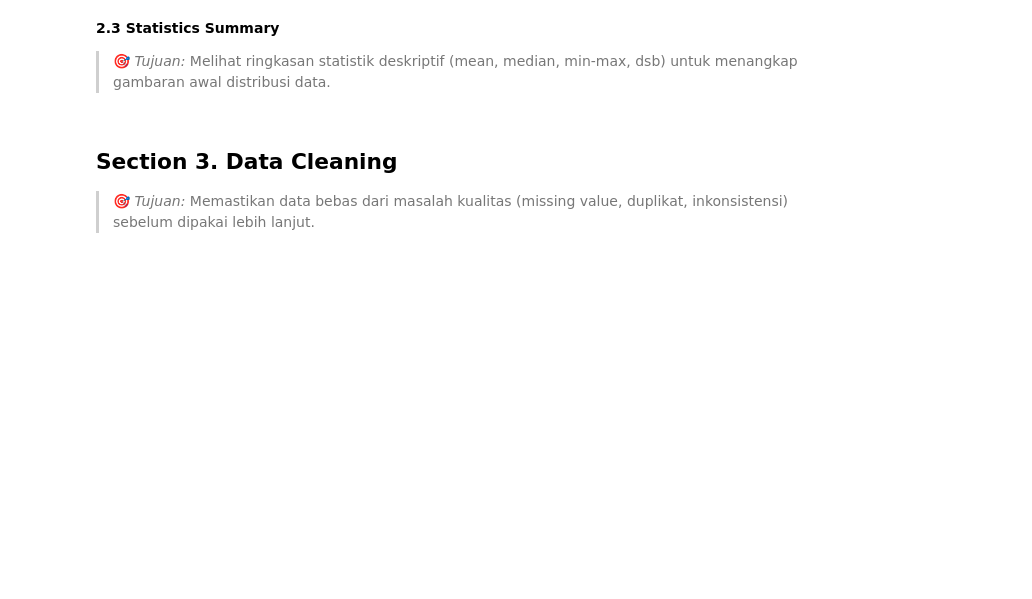
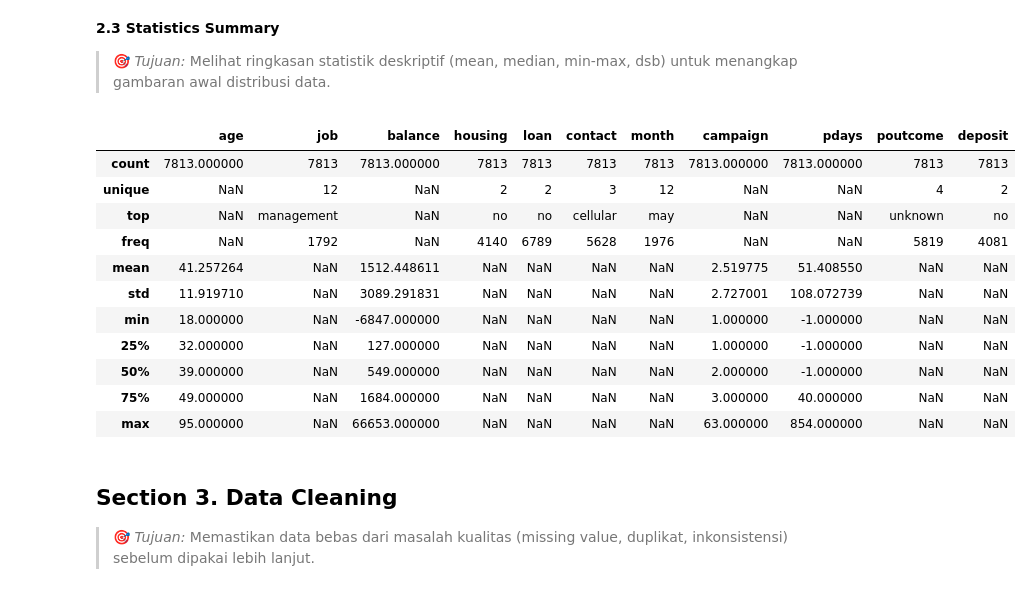
Before and after one commit to ElmarLeonard9/Bank_Marketing_Campaign_Analysis_-_ML, a Jupyter notebook: notebook/1.0-bdp-notebook.ipynb, the cells around one changed output. Saved outputs shown, nothing was run; the diff lists cells and outputs as text; code cells hidden in the pictures; blank space fills up the shorter version.

```diff
--- a/notebook/1.0-bdp-notebook.ipynb
+++ b/notebook/1.0-bdp-notebook.ipynb
@@ -87,7 +116,20 @@ Sales tim : Melakukan komunikasi langsung kepada calon nasabah
 
 > 🎯 *Tujuan:* Melihat ringkasan statistik deskriptif (mean, median, min-max, dsb) untuk menangkap gambaran awal distribusi data.
 # %%
-# df.describe(include='all')
+df.describe(include='all')
+# %% [output]
+|  | age | job | balance | housing | loan | contact | month | campaign | pdays | poutcome | deposit |
+| count | 7813.000000 | 7813 | 7813.000000 | 7813 | 7813 | 7813 | 7813 | 7813.000000 | 7813.000000 | 7813 | 7813 |
+| unique | NaN | 12 | NaN | 2 | 2 | 3 | 12 | NaN | NaN | 4 | 2 |
+| top | NaN | management | NaN | no | no | cellular | may | NaN | NaN | unknown | no |
+| freq | NaN | 1792 | NaN | 4140 | 6789 | 5628 | 1976 | NaN | NaN | 5819 | 4081 |
+| mean | 41.257264 | NaN | 1512.448611 | NaN | NaN | NaN | NaN | 2.519775 | 51.408550 | NaN | NaN |
+| std | 11.919710 | NaN | 3089.291831 | NaN | NaN | NaN | NaN | 2.727001 | 108.072739 | NaN | NaN |
+| min | 18.000000 | NaN | -6847.000000 | NaN | NaN | NaN | NaN | 1.000000 | -1.000000 | NaN | NaN |
+| 25% | 32.000000 | NaN | 127.000000 | NaN | NaN | NaN | NaN | 1.000000 | -1.000000 | NaN | NaN |
+| 50% | 39.000000 | NaN | 549.000000 | NaN | NaN | NaN | NaN | 2.000000 | -1.000000 | NaN | NaN |
+| 75% | 49.000000 | NaN | 1684.000000 | NaN | NaN | NaN | NaN | 3.000000 | 40.000000 | NaN | NaN |
+| max | 95.000000 | NaN | 66653.000000 | NaN | NaN | NaN | NaN | 63.000000 | 854.000000 | NaN | NaN |
 # %% [markdown]
 ## **Section 3. Data Cleaning**
 
```
Also changed, not shown: parts of 13 cells of this notebook.
